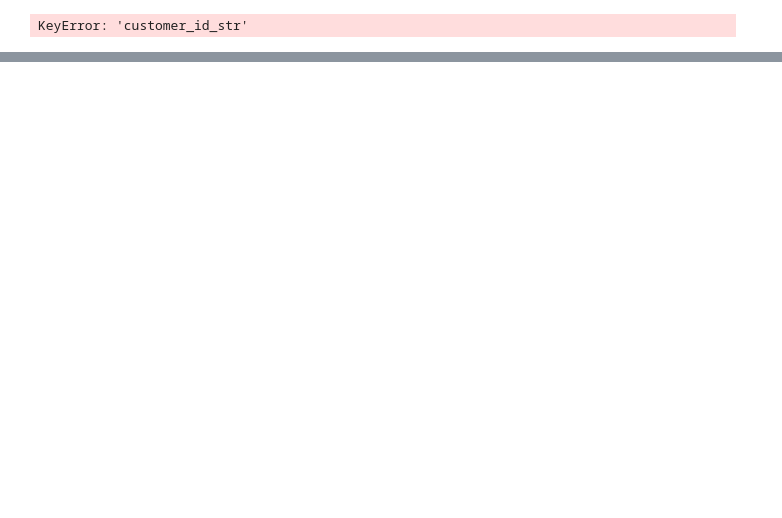
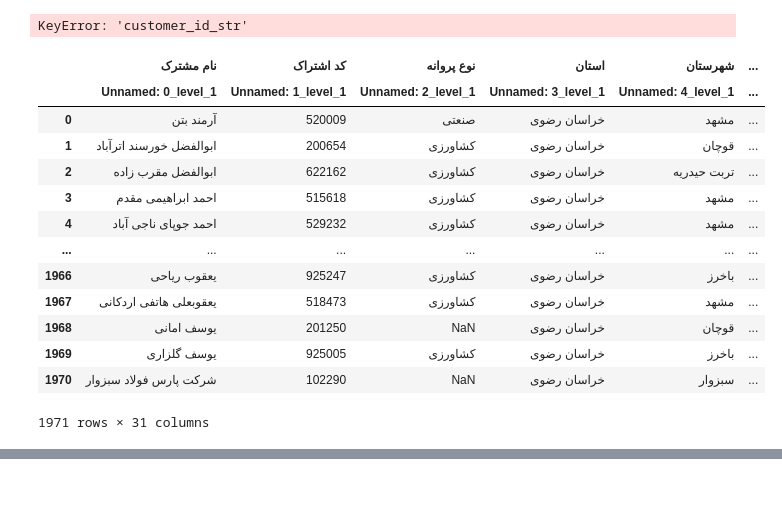
Before and after one commit to sinamorida/pooyak, a Jupyter notebook: payesh/N2.ipynb, the cells around one changed output, grey strips where cells are left out. Cells and saved outputs as stored; diff of their text form; code cells hidden in the pictures; blank space fills up the shorter version.

```diff
--- a/payesh/N2.ipynb
+++ b/payesh/N2.ipynb
@@ -873,0 +876,19 @@ KeyError: 'customer_id_str'
+# %%
+df_annualy = pd.read_excel("annual-khorasan.xlsx",header=[0,1])
+# %%
+df_annualy
+# %% [output]
+|  | نام مشترک | کد اشتراک | نوع پروانه | استان | شهرستان | ... |
+|  | Unnamed: 0_level_1 | Unnamed: 1_level_1 | Unnamed: 2_level_1 | Unnamed: 3_level_1 | Unnamed: 4_level_1 | ... |
+| 0 | آرمند بتن | 520009 | صنعتی | خراسان رضوی | مشهد | ... |
+| 1 | ابوالفضل خورسند اترآباد | 200654 | کشاورزی | خراسان رضوی | قوچان | ... |
+| 2 | ابوالفضل مقرب زاده | 622162 | کشاورزی | خراسان رضوی | تربت حیدریه | ... |
+| 3 | احمد ابراهیمی مقدم | 515618 | کشاورزی | خراسان رضوی | مشهد | ... |
+| 4 | احمد جوپای ناجی آباد | 529232 | کشاورزی | خراسان رضوی | مشهد | ... |
+| ... | ... | ... | ... | ... | ... | ... |
+| 1966 | یعقوب ریاحی | 925247 | کشاورزی | خراسان رضوی | باخرز | ... |
+| 1967 | یعقوبعلی هاتفی اردکانی | 518473 | کشاورزی | خراسان رضوی | مشهد | ... |
+| 1968 | یوسف امانی | 201250 | NaN | خراسان رضوی | قوچان | ... |
+| 1969 | یوسف گلزاری | 925005 | کشاورزی | خراسان رضوی | باخرز | ... |
+| 1970 | ﺷﺮﮐﺖ ﭘﺎرس ﻓﻮﻻد ﺳﺒﺰوار | 102290 | NaN | خراسان رضوی | سبزوار | ... |
+1971 rows × 31 columns
```
Also changed, not shown: parts of 2 cells of this notebook.
